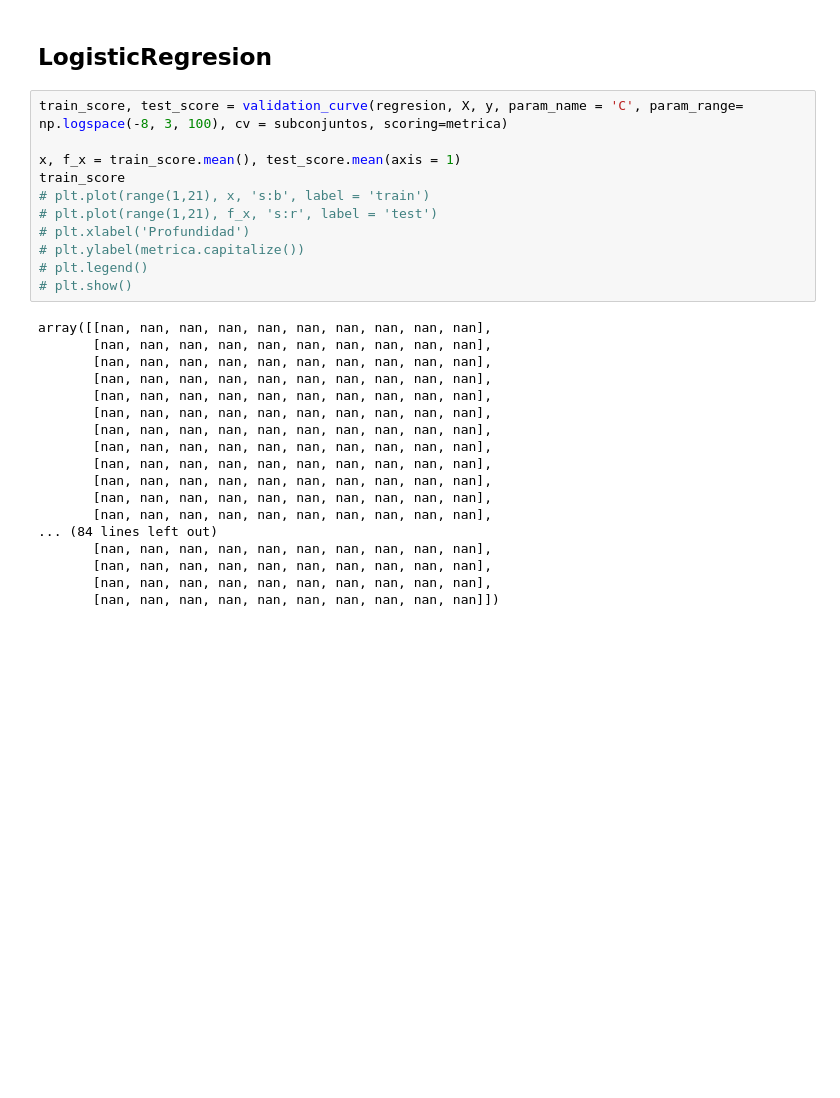
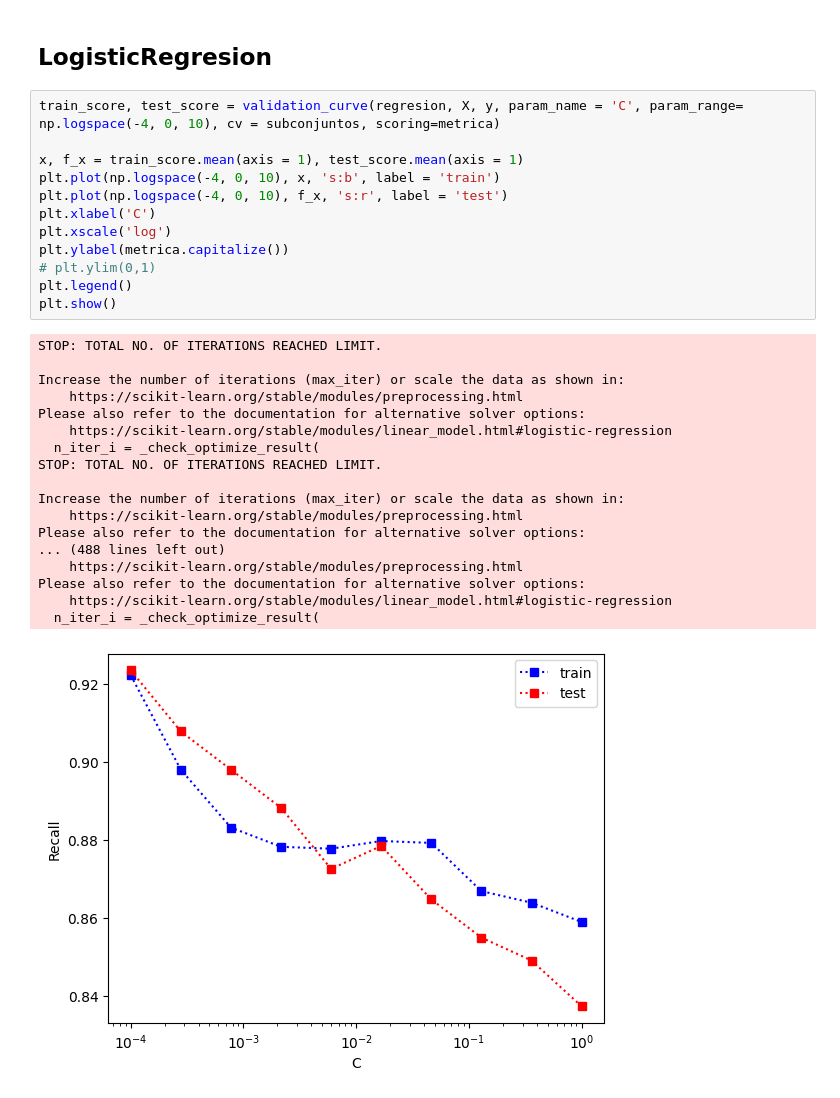
Before and after one commit to dui-luis-alberto-37/error_sesgo_varianza, a Jupyter notebook: T4_error_sesgo_variaza.ipynb, the cells around one changed output. Drawn from its saved outputs; the diff is of its cells as text; blank space fills up the shorter version.

```diff
--- a/T4_error_sesgo_variaza.ipynb
+++ b/T4_error_sesgo_variaza.ipynb
@@ -268,31 +285,33 @@ array([[nan, nan, nan, nan, nan, nan, nan, nan, nan, nan],
 # %% [markdown]
 ## LogisticRegresion
 # %%
-train_score, test_score = validation_curve(regresion, X, y, param_name = 'C', param_range= np.logspace(-8, 3, 100), cv = subconjuntos, scoring=metrica)
+train_score, test_score = validation_curve(regresion, X, y, param_name = 'C', param_range= np.logspace(-4, 0, 10), cv = subconjuntos, scoring=metrica)
 
-x, f_x = train_score.mean(), test_score.mean(axis = 1)
-train_score
-# plt.plot(range(1,21), x, 's:b', label = 'train')
-# plt.plot(range(1,21), f_x, 's:r', label = 'test')
-# plt.xlabel('Profundidad')
-# plt.ylabel(metrica.capitalize())
-# plt.legend()
-# plt.show()
+x, f_x = train_score.mean(axis = 1), test_score.mean(axis = 1)
+plt.plot(np.logspace(-4, 0, 10), x, 's:b', label = 'train')
+plt.plot(np.logspace(-4, 0, 10), f_x, 's:r', label = 'test')
+plt.xlabel('C')
+plt.xscale('log')
+plt.ylabel(metrica.capitalize())
+# plt.ylim(0,1)
+plt.legend()
+plt.show()
 # %% [output]
-array([[nan, nan, nan, nan, nan, nan, nan, nan, nan, nan],
-       [nan, nan, nan, nan, nan, nan, nan, nan, nan, nan],
-       [nan, nan, nan, nan, nan, nan, nan, nan, nan, nan],
-       [nan, nan, nan, nan, nan, nan, nan, nan, nan, nan],
-       [nan, nan, nan, nan, nan, nan, nan, nan, nan, nan],
-       [nan, nan, nan, nan, nan, nan, nan, nan, nan, nan],
-       [nan, nan, nan, nan, nan, nan, nan, nan, nan, nan],
-       [nan, nan, nan, nan, nan, nan, nan, nan, nan, nan],
-       [nan, nan, nan, nan, nan, nan, nan, nan, nan, nan],
-       [nan, nan, nan, nan, nan, nan, nan, nan, nan, nan],
-       [nan, nan, nan, nan, nan, nan, nan, nan, nan, nan],
-       [nan, nan, nan, nan, nan, nan, nan, nan, nan, nan],
-... (84 lines left out)
-       [nan, nan, nan, nan, nan, nan, nan, nan, nan, nan],
-       [nan, nan, nan, nan, nan, nan, nan, nan, nan, nan],
-       [nan, nan, nan, nan, nan, nan, nan, nan, nan, nan],
-       [nan, nan, nan, nan, nan, nan, nan, nan, nan, nan]])
+STOP: TOTAL NO. OF ITERATIONS REACHED LIMIT.
+
+Increase the number of iterations (max_iter) or scale the data as shown in:
+    https://scikit-learn.org/stable/modules/preprocessing.html
+Please also refer to the documentation for alternative solver options:
+    https://scikit-learn.org/stable/modules/linear_model.html#logistic-regression
+  n_iter_i = _check_optimize_result(
+STOP: TOTAL NO. OF ITERATIONS REACHED LIMIT.
+
+Increase the number of iterations (max_iter) or scale the data as shown in:
+    https://scikit-learn.org/stable/modules/preprocessing.html
+Please also refer to the documentation for alternative solver options:
+... (488 lines left out)
+    https://scikit-learn.org/stable/modules/preprocessing.html
+Please also refer to the documentation for alternative solver options:
+    https://scikit-learn.org/stable/modules/linear_model.html#logistic-regression
+  n_iter_i = _check_optimize_result(
+[figure, added]
```
Also changed, not shown: parts of 8 cells of this notebook.
